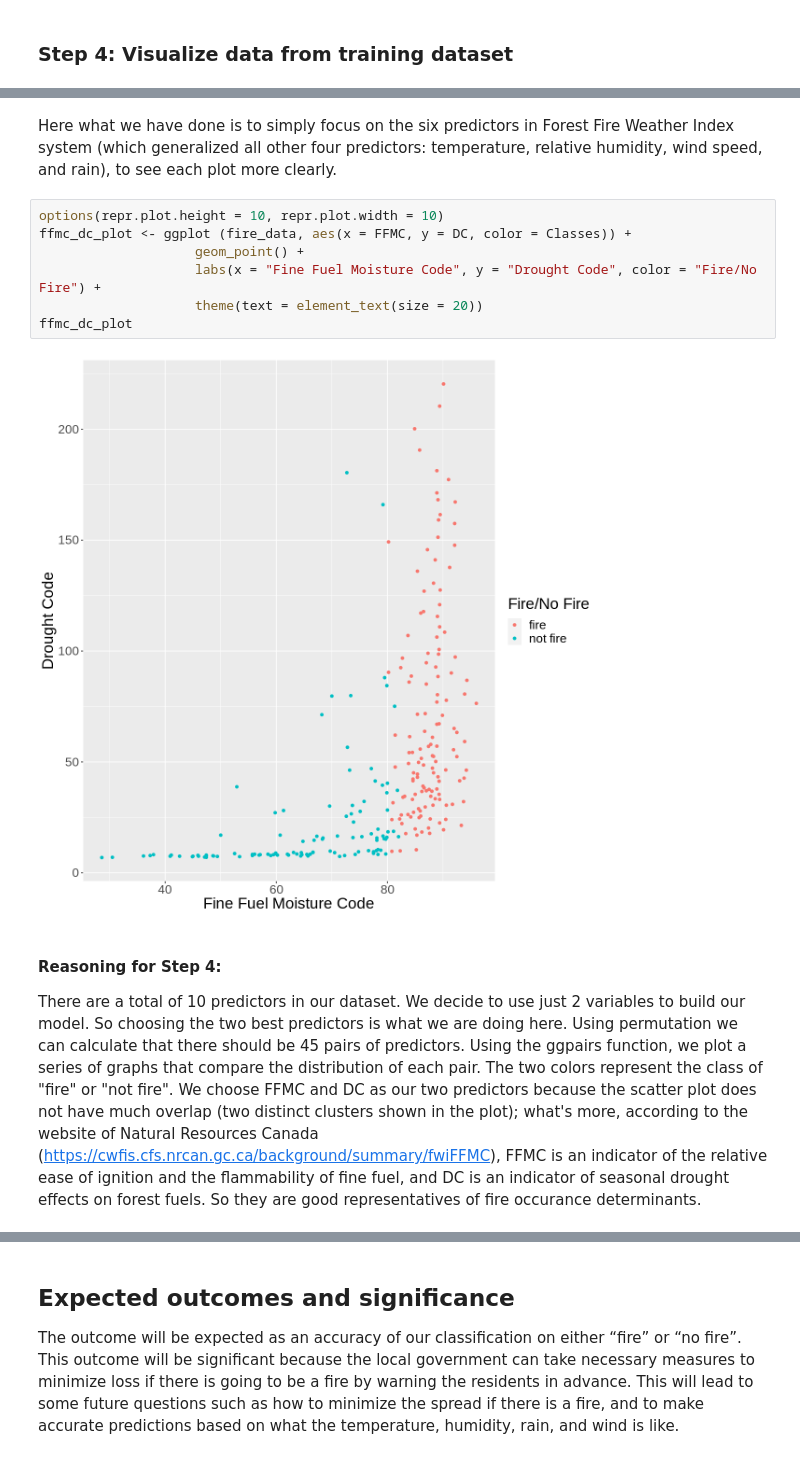
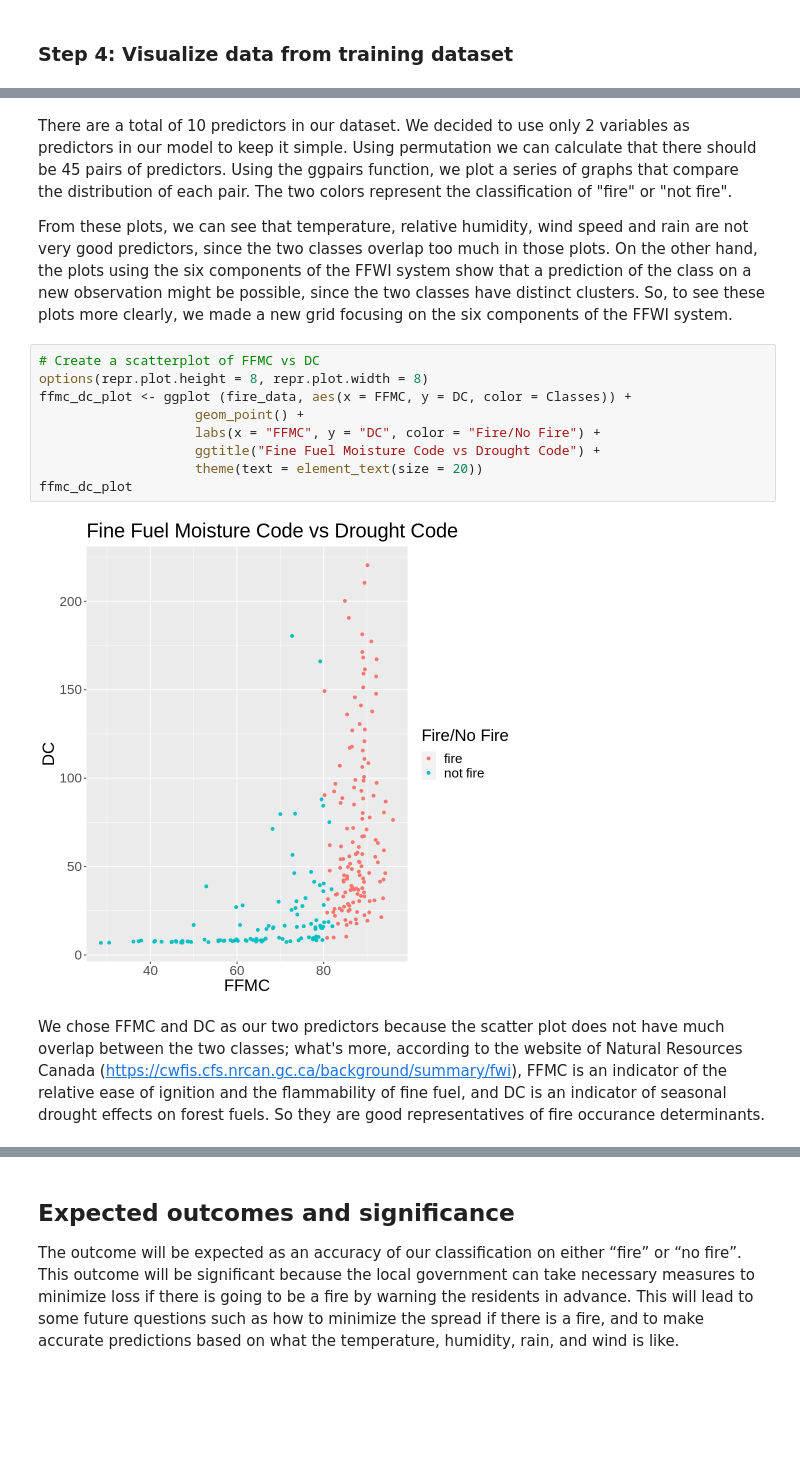
Before and after one commit to AKNeyugn/dsci100-002-group9-project, a Jupyter notebook: project_proposal.ipynb, the cells around one changed output, grey strips where cells are left out. Cells and saved outputs as stored; diff of their text form; blank space fills up the shorter version.

Commit message:
Added details to text
- Reorganized notebook
- Added some details to reasonings of each steps

```diff
--- a/project_proposal.ipynb
+++ b/project_proposal.ipynb
@@ -243,16 +220,19 @@ var_plot
 # %% [output]
 [figure]
-# %% [markdown]
-Here what we have done is to simply focus on the six predictors in Forest Fire Weather Index system (which generalized all other four predictors: temperature, relative humidity, wind speed, and rain), to see each plot more clearly.
+# %% [markdown]
+There are a total of 10 predictors in our dataset. We decided to use only 2 variables as predictors in our model to keep it simple. Using permutation we can calculate that there should be 45 pairs of predictors. Using the ggpairs function, we plot a series of graphs that compare the distribution of each pair. The two colors represent the classification of "fire" or "not fire".
+
+From these plots, we can see that temperature, relative humidity, wind speed and rain are not very good predictors, since the two classes overlap too much in those plots. On the other hand, the plots using the six components of the FFWI system show that a prediction of the class on a new observation might be possible, since the two classes have distinct clusters. So, to see these plots more clearly, we made a new grid focusing on the six components of the FFWI system.
 # %%
-options(repr.plot.height = 10, repr.plot.width = 10)
+# Create a scatterplot of FFMC vs DC
+options(repr.plot.height = 8, repr.plot.width = 8)
 ffmc_dc_plot <- ggplot (fire_data, aes(x = FFMC, y = DC, color = Classes)) +
                     geom_point() +
-                    labs(x = "Fine Fuel Moisture Code", y = "Drought Code", color = "Fire/No Fire") +
+                    labs(x = "FFMC", y = "DC", color = "Fire/No Fire") +
+                    ggtitle("Fine Fuel Moisture Code vs Drought Code") +
                     theme(text = element_text(size = 20))
 ffmc_dc_plot
 # %% [output]
-[figure, old version]
+[figure, new version]
 # %% [markdown]
-#### Reasoning for Step 4:
-There are a total of 10 predictors in our dataset. We decide to use just 2 variables to build our model. So choosing the two best predictors is what we are doing here. Using permutation we can calculate that there should be 45 pairs of predictors. Using the ggpairs function, we plot a series of graphs that compare the distribution of each pair. The two colors represent the class of "fire" or "not fire". We choose FFMC and DC as our two predictors because the scatter plot does not have much overlap (two distinct clusters shown in the plot); what's more, according to the website of Natural Resources Canada (https://cwfis.cfs.nrcan.gc.ca/background/summary/fwiFFMC), FFMC is an indicator of the relative ease of ignition and the flammability of fine fuel, and DC is an indicator of seasonal drought effects on forest fuels. So they are good representatives of fire occurance determinants.
+We chose FFMC and DC as our two predictors because the scatter plot does not have much overlap between the two classes; what's more, according to the website of Natural Resources Canada (https://cwfis.cfs.nrcan.gc.ca/background/summary/fwi), FFMC is an indicator of the relative ease of ignition and the flammability of fine fuel, and DC is an indicator of seasonal drought effects on forest fuels. So they are good representatives of fire occurance determinants.
```
Also changed, not shown: parts of 16 cells of this notebook.
